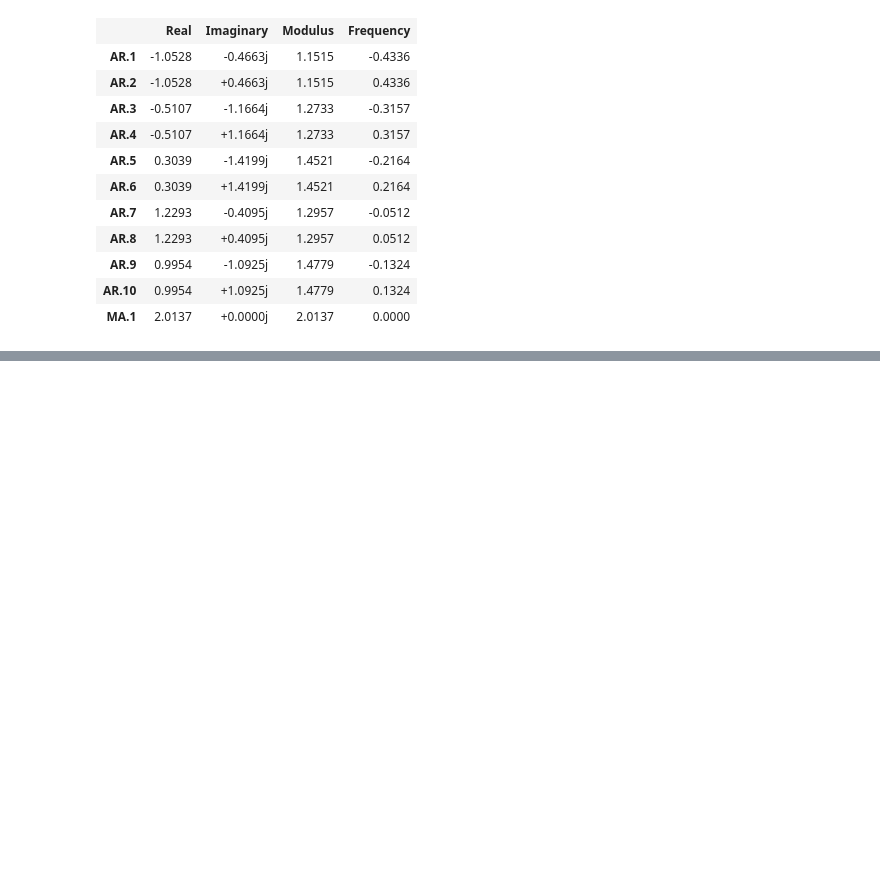
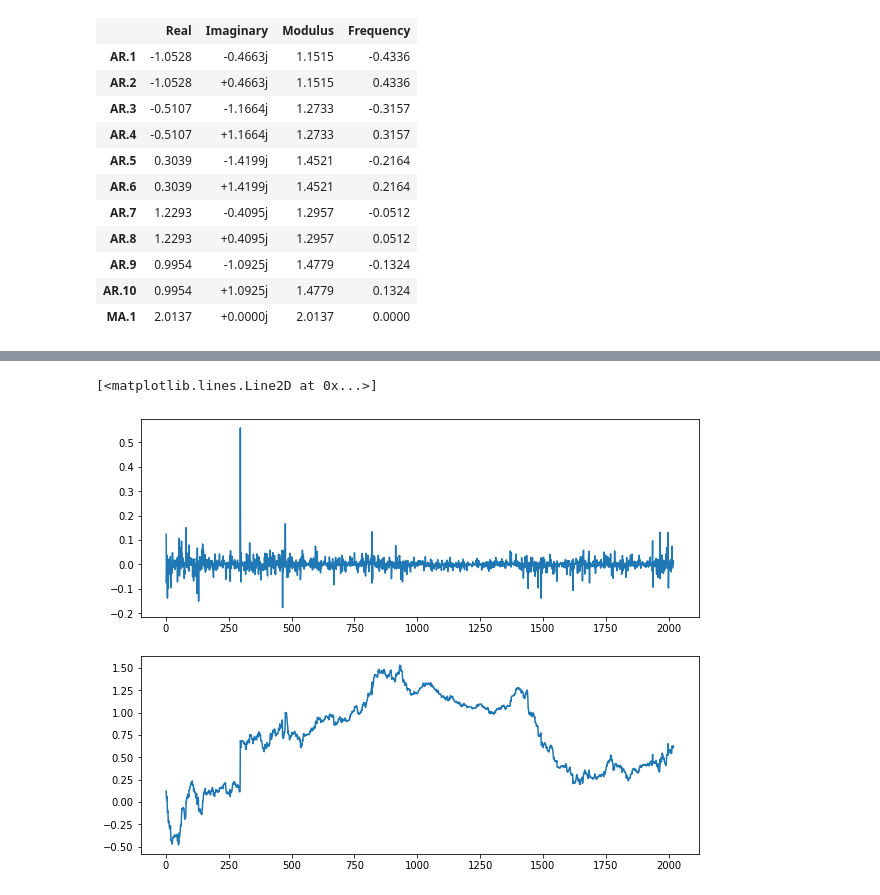
Before and after one commit to ISPlatonov/StockAnalisis_0, a Jupyter notebook: test_intro.ipynb, the cells around one changed output, grey strips where cells are left out. Saved outputs shown, nothing was run; the diff lists cells and outputs as text; code cells hidden in the pictures; blank space fills up the shorter version.

```diff
--- a/test_intro.ipynb
+++ b/test_intro.ipynb
@@ -399,0 +487,15 @@ Roots
+# %%
+fbk['f'] = np.random.normal(size=len(fbk))
+fbk['pnl'] = apple['f'] * fbk['d_ret']
+fbk['cumsum'] = np.cumsum(fbk['pnl'])
+# %%
+fig = plt.figure(figsize=(10,8))
+
+pnl = fig.add_subplot(211)
+plt.plot(fbk['pnl'])
+
+cumsum = fig.add_subplot(212)
+plt.plot(fbk['cumsum'])
+# %% [output]
+[<matplotlib.lines.Line2D at 0x...>]
+[figure, added]
```
Also changed, not shown: parts of 12 cells of this notebook.
